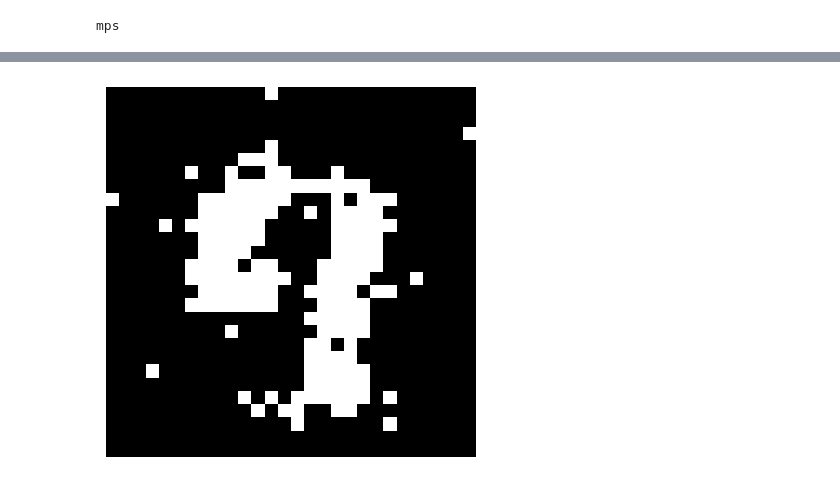
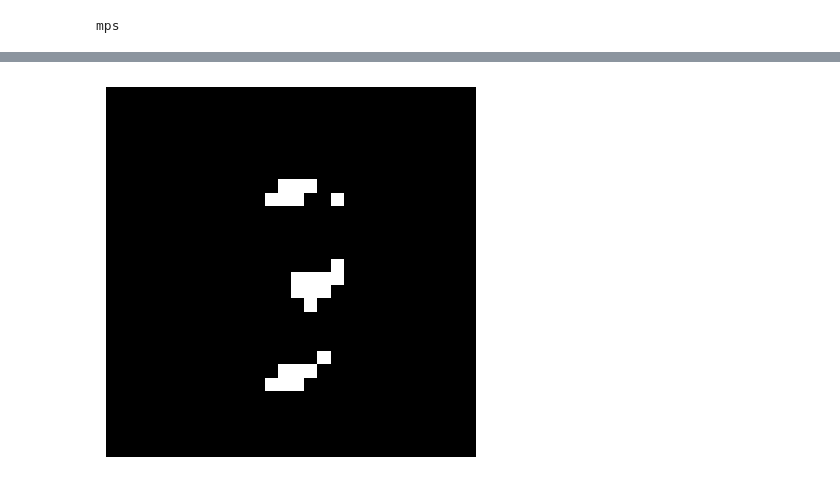
Before and after one commit to sohithvishnu/Image-Gen, a Jupyter notebook: Untitled.ipynb, the cells around one changed output, grey strips where cells are left out. Drawn from its saved outputs; the diff is of its cells as text; code cells hidden in the pictures.

```diff
--- a/Untitled.ipynb
+++ b/Untitled.ipynb
@@ -426,33 +157,0 @@ Epoch [1000/1000], Loss: 0.0001
-# %%
-import torch
-import matplotlib.pyplot as plt
-
-# Load the trained model
-model = Autoencoder().to(device)
-model.load_state_dict(torch.load("autoencoder.pth"))
-model.eval()  # Set the model to evaluation mode
-
-# Generate a random latent vector
-latent_dim = 64
-random_latent_vector = torch.randn(1, latent_dim).to(device)  # Batch size = 1
-
-# Reshape the latent vector to the appropriate size before passing it to the decoder
-# The shape should be [batch_size, channels, height, width]
-# You will reshape the latent vector back to the size that the decoder expects.
-
-latent_vector_reshaped = random_latent_vector.view(1, 128, 16, 16)  # Example shape
-
-# Pass the reshaped latent vector through the decoder to generate an image
-with torch.no_grad():  # Disable gradient calculation for inference
-    generated_image = model.decoder(latent_vector_reshaped)
-
-# Convert the generated image tensor to numpy and transpose to [H, W, C]
-generated_image = generated_image.squeeze().cpu().numpy()  # Remove batch dimension and move to CPU
-
-# Normalize the image back to [0, 1] range for display
-generated_image = np.transpose(generated_image, (1, 2, 0))  # C, H, W -> H, W, C
-
-# Display the generated image
-plt.imshow(generated_image)
-plt.axis('off')  # Hide axes
-plt.show()
@@ -589,8 +231,8 @@ generator = Generator(z_dim, label_dim).to(device)
 discriminator = Discriminator(label_dim).to(device)
 
 # Optimizers
-optimizer_G = optim.Adam(generator.parameters(), lr=0.0001, betas=(0.5, 0.999))
-optimizer_D = optim.Adam(discriminator.parameters(), lr=0.0001, betas=(0.5, 0.999))
+optimizer_G = optim.Adam(generator.parameters(), lr=0.0002, betas=(0.5, 0.999))
+optimizer_D = optim.Adam(discriminator.parameters(), lr=0.0002, betas=(0.5, 0.999))
 
 # Loss function
 criterion = nn.BCELoss()
@@ -602,7 +244,7 @@ def one_hot(labels, label_dim, device='cpu'):
 mps
 # %%
 # Training loop
-epochs = 5  # Number of epochs
+epochs = 20 # Number of epochs
 
 for epoch in range(epochs):
     for i, (real_images, labels) in enumerate(dataloader):
@@ -665,30 +325,30 @@ torch.save(discriminator.state_dict(), 'discriminator.pth')
 # %%
 import torch
 import torchvision
 import matplotlib.pyplot as plt
 
 # Function to generate an image using the trained generator
 def generate_image(generator, label, z_dim=100, label_dim=10, device='cpu'):
     # Random noise vector
     z = torch.randn(1, z_dim).to(device)  # Latent vector (random noise)
 
     # One-hot encoding of the label
     label_onehot = torch.eye(label_dim)[label].unsqueeze(0).to(device)  # One-hot encoded label
 
     # Generate image using the generator
     with torch.no_grad():  # No need to calculate gradients for this
         generated_image = generator(z, label_onehot)  # Feed noise and label to generator
 
     # Reshape the generated image to be in the correct format for visualization
     generated_image = generated_image.squeeze(0).cpu()  # Remove batch dimension and move to CPU
 
     # Display the generated image
     plt.imshow(generated_image.squeeze(), cmap='gray')
     plt.axis('off')  # Hide axes
     plt.show()
 
 # Example: Generate an image for label 7 (digit '7')
-label = 1
+label = 7
 generate_image(generator, label, z_dim=100, label_dim=10, device='mps')
 # %% [output]
-[figure, old version]
+[figure, new version]
```
Also changed, not shown: parts of 9 cells of this notebook, 4 other files.
